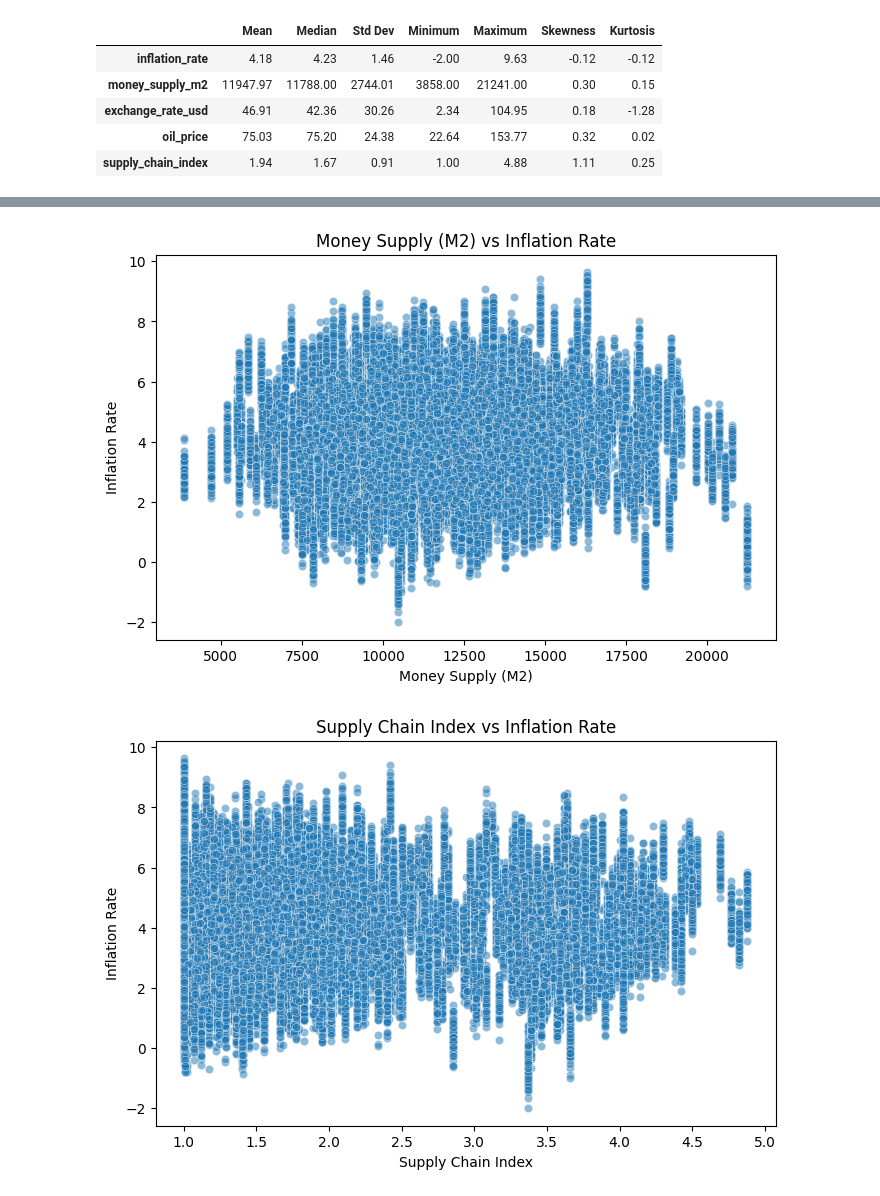
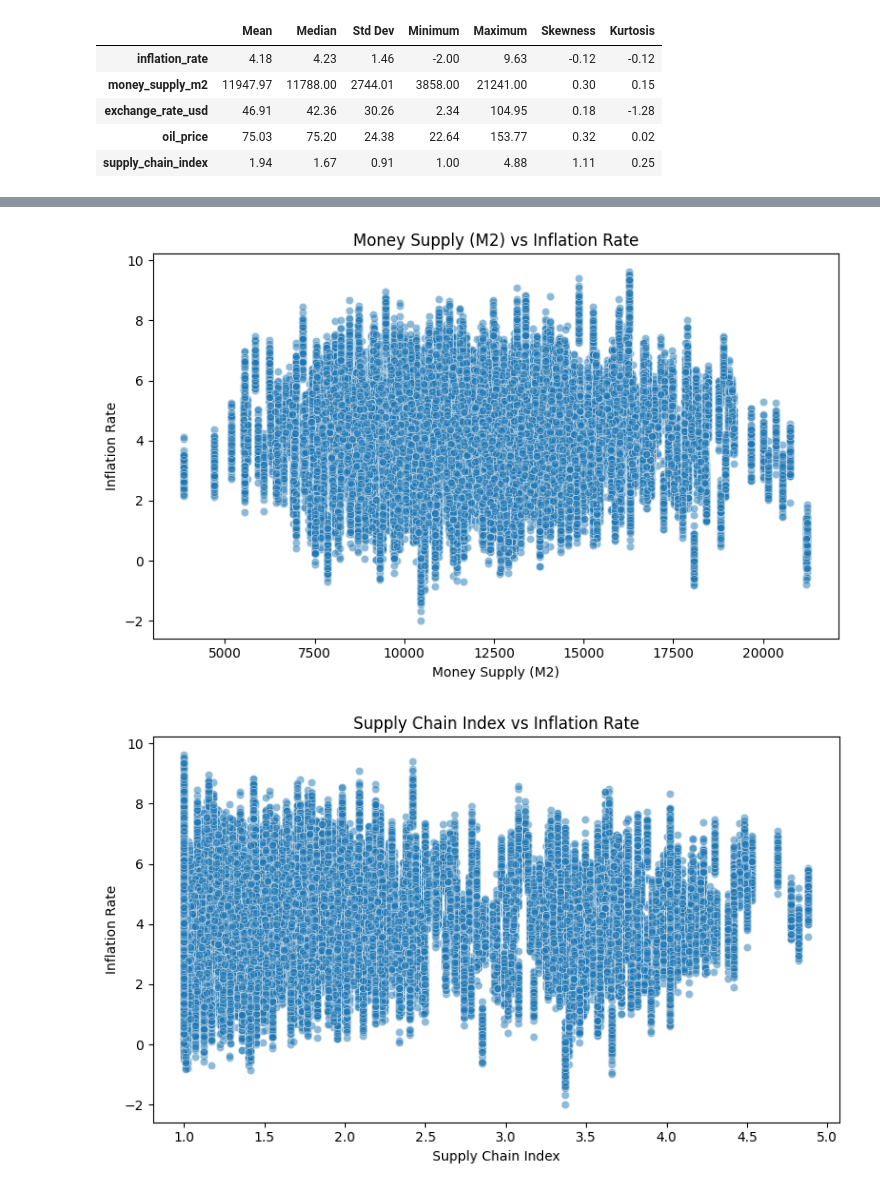
Before and after one commit to gesangamukti/global-inflation-analysis, a Jupyter notebook: globalinflationanalysispost-covid-eda-insight.ipynb, the cells around one changed output, grey strips where cells are left out. Drawn from its saved outputs; the diff is of its cells as text; code cells hidden in the pictures.

```diff
--- a/globalinflationanalysispost-covid-eda-insight.ipynb
+++ b/globalinflationanalysispost-covid-eda-insight.ipynb
@@ -299,19 +345,27 @@ plt.show()
 # %%
 plt.figure(figsize=(8,5))
 
 sns.scatterplot(
     data=df,
     x='money_supply_m2',
     y='inflation_rate',
     alpha=0.5
 )
 
 plt.title("Money Supply (M2) vs Inflation Rate")
 plt.xlabel("Money Supply (M2)")
 plt.ylabel("Inflation Rate")
 
+plt.tight_layout()
+
+plt.savefig(
+    "money_supply_vs_inflation.png",
+    dpi=300,
+    bbox_inches="tight"
+)
+
 plt.show()
 # %% [output]
-[figure, old version]
+[figure, new version]
 # %%
 # ==============================
@@ -332,6 +386,14 @@ plt.title("Supply Chain Index vs Inflation Rate")
 plt.xlabel("Supply Chain Index")
 plt.ylabel("Inflation Rate")
 
+plt.tight_layout()
+
+plt.savefig(
+    "supply_chain_vs_inflation.png",
+    dpi=300,
+    bbox_inches="tight"
+)
+
 plt.show()
 # %% [output]
-[figure, old version]
+[figure, new version]
```
Also changed, not shown: parts of 16 cells of this notebook.
